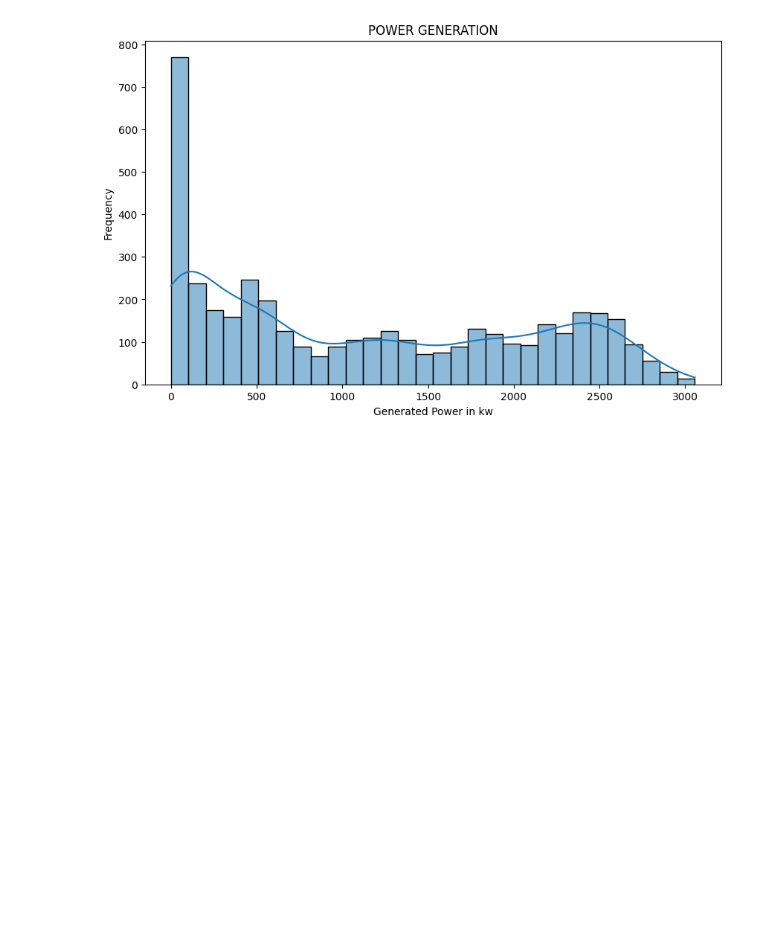
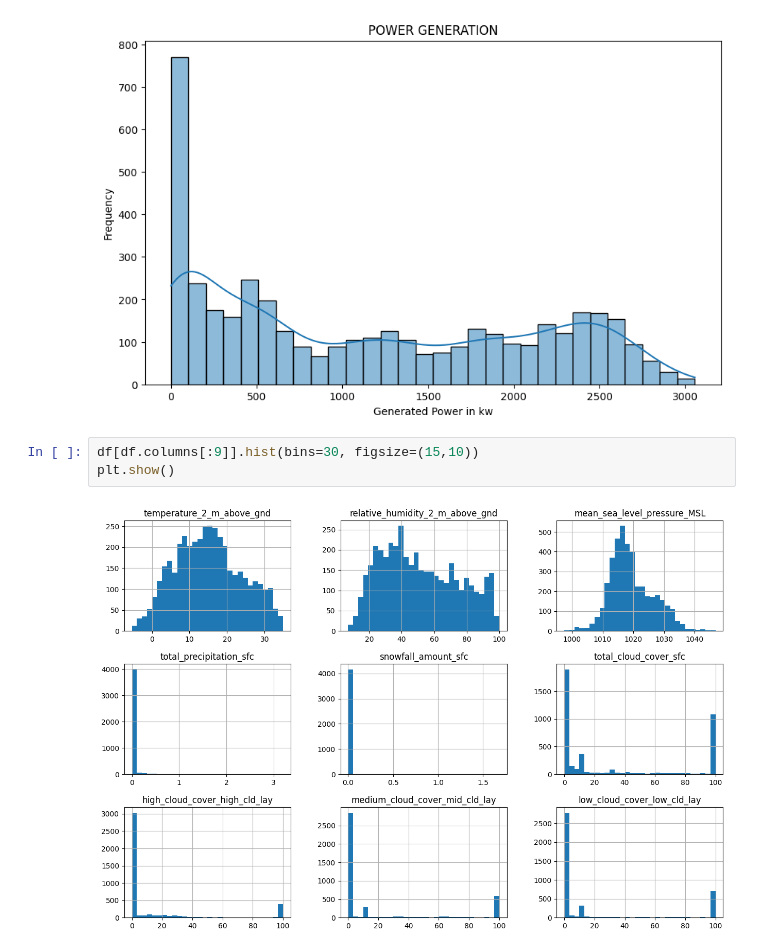
Before and after one commit to Krish1908/Solar-Week-1, a Jupyter notebook: Week_1.ipynb, the cells around one changed output. Cells and saved outputs as stored; diff of their text form; blank space fills up the shorter version.

```diff
--- a/Week_1.ipynb
+++ b/Week_1.ipynb
@@ -115,3 +115,8 @@ plt.ylabel("Frequency")
 plt.show()
 # %% [output]
 [figure]
+# %%
+df[df.columns[:9]].hist(bins=30, figsize=(15,10))
+plt.show()
+# %% [output]
+[figure, added]
```
Also changed, not shown: parts of 7 cells of this notebook.
